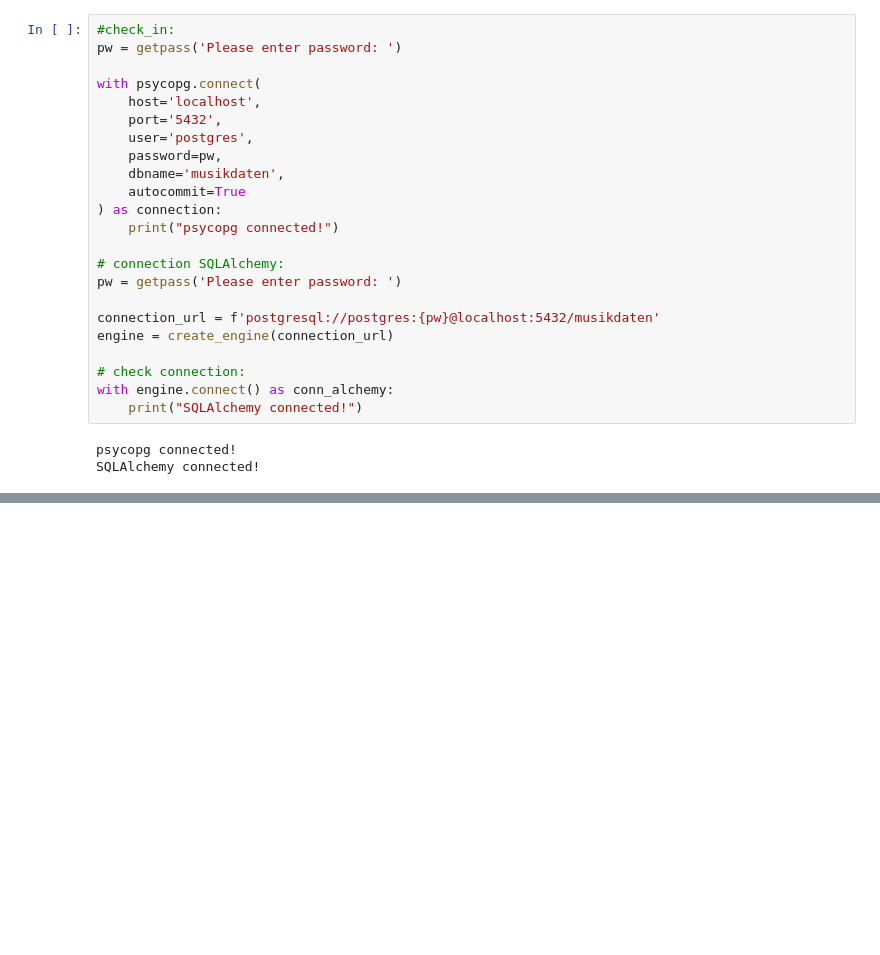
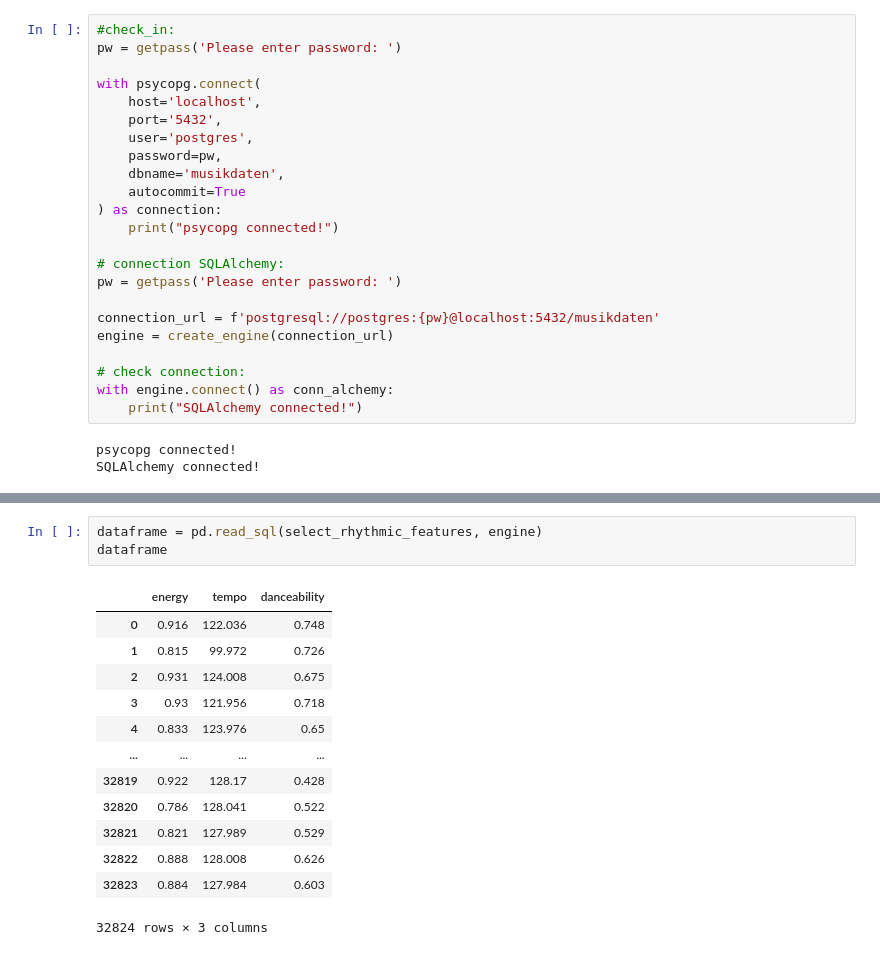
Before and after one commit to Doriandevs86/Projektwoche_SQL, a Jupyter notebook: src/database/How_to_connect_&_from_xls_to_pandas_to_sql.ipynb, the cells around one changed output, grey strips where cells are left out. Saved outputs shown, nothing was run; the diff lists cells and outputs as text; blank space fills up the shorter version.

```diff
--- a/src/database/How_to_connect_&_from_xls_to_pandas_to_sql.ipynb
+++ b/src/database/How_to_connect_&_from_xls_to_pandas_to_sql.ipynb
@@ -78,0 +132,17 @@ dataframe.to_sql("Tracks", engine)
+# %%
+dataframe = pd.read_sql(select_rhythmic_features, engine)
+dataframe
+# %% [output]
+|  | energy | tempo | danceability |
+| 0 | 0.916 | 122.036 | 0.748 |
+| 1 | 0.815 | 99.972 | 0.726 |
+| 2 | 0.931 | 124.008 | 0.675 |
+| 3 | 0.93 | 121.956 | 0.718 |
+| 4 | 0.833 | 123.976 | 0.65 |
+| ... | ... | ... | ... |
+| 32819 | 0.922 | 128.17 | 0.428 |
+| 32820 | 0.786 | 128.041 | 0.522 |
+| 32821 | 0.821 | 127.989 | 0.529 |
+| 32822 | 0.888 | 128.008 | 0.626 |
+| 32823 | 0.884 | 127.984 | 0.603 |
+32824 rows × 3 columns
```
Also changed, not shown: parts of 30 cells of this notebook, 1 other file.
